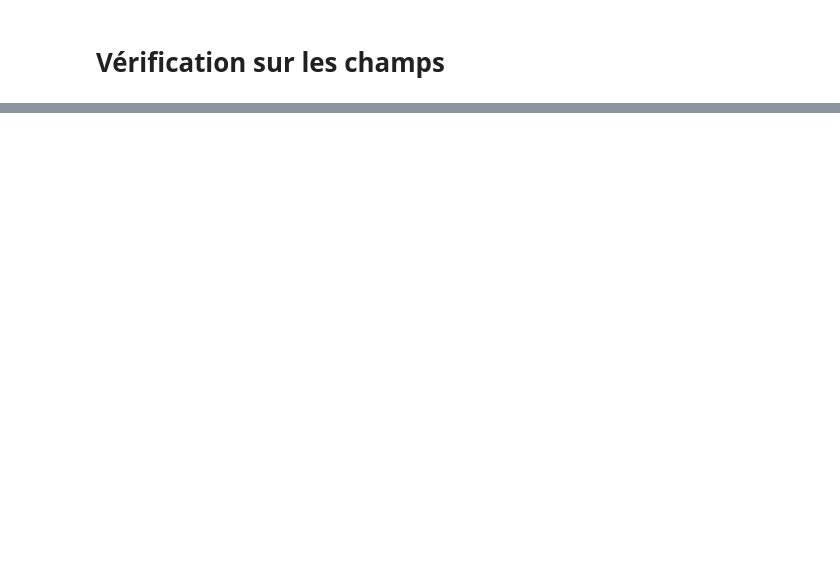
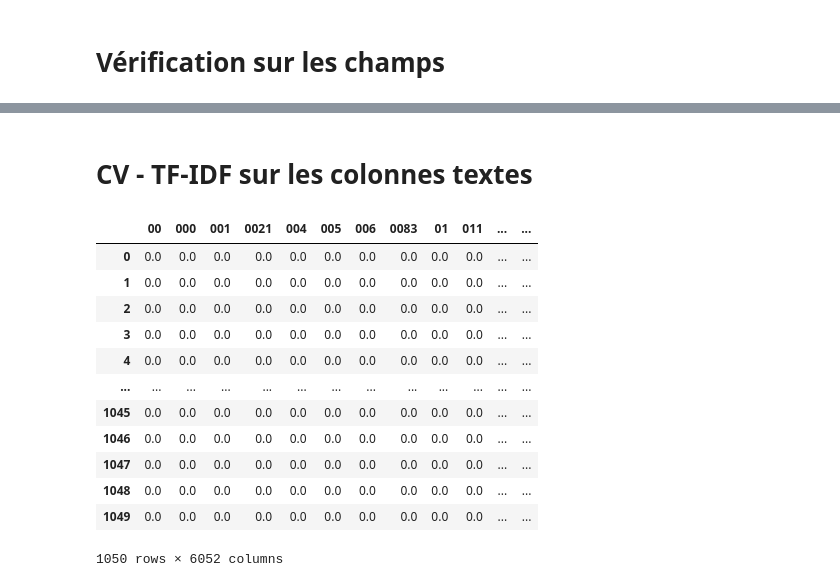
Before and after one commit to Hedredo/oc_projet_6, a Jupyter notebook: 1_notebook_classification_072024.ipynb, the cells around one changed output, grey strips where cells are left out. Cells and saved outputs as stored; diff of their text form; code cells hidden in the pictures; blank space fills up the shorter version.

```diff
--- a/1_notebook_classification_072024.ipynb
+++ b/1_notebook_classification_072024.ipynb
@@ -71,0 +251,35 @@ fields = [
+# %%
+# Concatenante the product_name and description columns
+flipkart_filtered["text"] = flipkart_filtered["product_name"] + " " + flipkart_filtered["description"]
+# %% [markdown]
+# CV - TF-IDF sur les colonnes textes
+# %%
+# Préparation des données textes pour encode avec CountVectorizer
+from sklearn.feature_extraction.text import TfidfVectorizer
+# Création d'une instance de TfIdfVectorizer
+vectorizer = TfidfVectorizer()
+# %%
+# Encodage des données textes
+X = vectorizer.fit_transform(flipkart_filtered["text"])
+# %%
+# Récupération du nom des features
+feature_names = vectorizer.get_feature_names_out()
+
+# Création d'un DataFrame avec les données encodées
+text_encoded = pd.DataFrame(X.toarray(), columns=feature_names)
+# %%
+text_encoded
+# %% [output]
+|  | 00 | 000 | 001 | 0021 | 004 | 005 | 006 | 0083 | 01 | 011 | ... | ... |
+| 0 | 0.0 | 0.0 | 0.0 | 0.0 | 0.0 | 0.0 | 0.0 | 0.0 | 0.0 | 0.0 | ... | ... |
+| 1 | 0.0 | 0.0 | 0.0 | 0.0 | 0.0 | 0.0 | 0.0 | 0.0 | 0.0 | 0.0 | ... | ... |
+| 2 | 0.0 | 0.0 | 0.0 | 0.0 | 0.0 | 0.0 | 0.0 | 0.0 | 0.0 | 0.0 | ... | ... |
+| 3 | 0.0 | 0.0 | 0.0 | 0.0 | 0.0 | 0.0 | 0.0 | 0.0 | 0.0 | 0.0 | ... | ... |
+| 4 | 0.0 | 0.0 | 0.0 | 0.0 | 0.0 | 0.0 | 0.0 | 0.0 | 0.0 | 0.0 | ... | ... |
+| ... | ... | ... | ... | ... | ... | ... | ... | ... | ... | ... | ... | ... |
+| 1045 | 0.0 | 0.0 | 0.0 | 0.0 | 0.0 | 0.0 | 0.0 | 0.0 | 0.0 | 0.0 | ... | ... |
+| 1046 | 0.0 | 0.0 | 0.0 | 0.0 | 0.0 | 0.0 | 0.0 | 0.0 | 0.0 | 0.0 | ... | ... |
+| 1047 | 0.0 | 0.0 | 0.0 | 0.0 | 0.0 | 0.0 | 0.0 | 0.0 | 0.0 | 0.0 | ... | ... |
+| 1048 | 0.0 | 0.0 | 0.0 | 0.0 | 0.0 | 0.0 | 0.0 | 0.0 | 0.0 | 0.0 | ... | ... |
+| 1049 | 0.0 | 0.0 | 0.0 | 0.0 | 0.0 | 0.0 | 0.0 | 0.0 | 0.0 | 0.0 | ... | ... |
+1050 rows × 6052 columns
```
Also changed, not shown: parts of 50 cells of this notebook, 2 other files.
